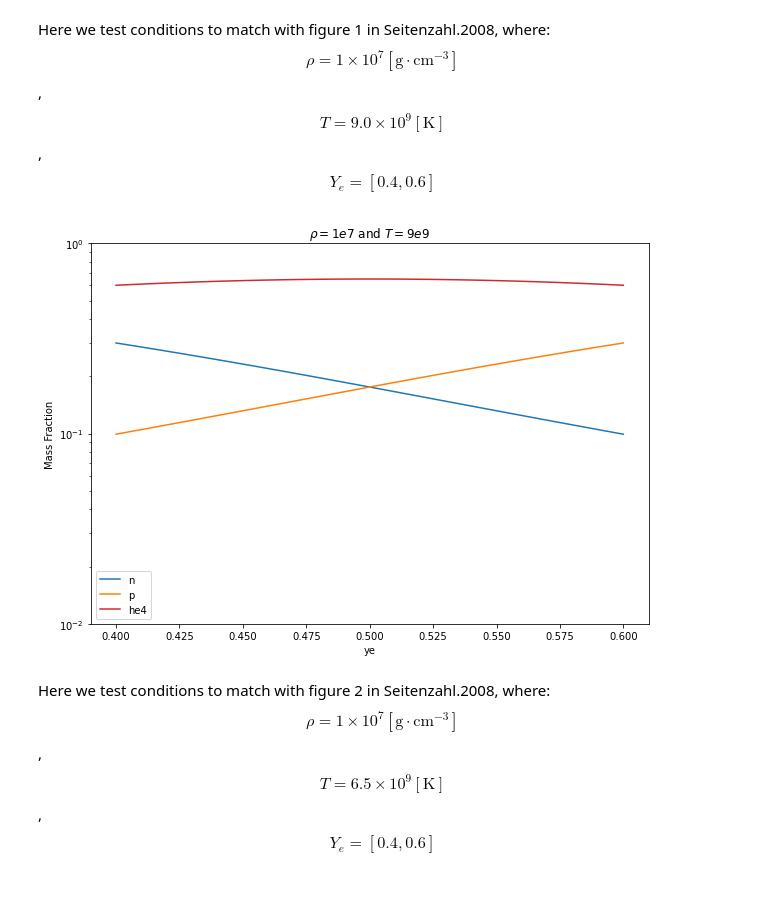
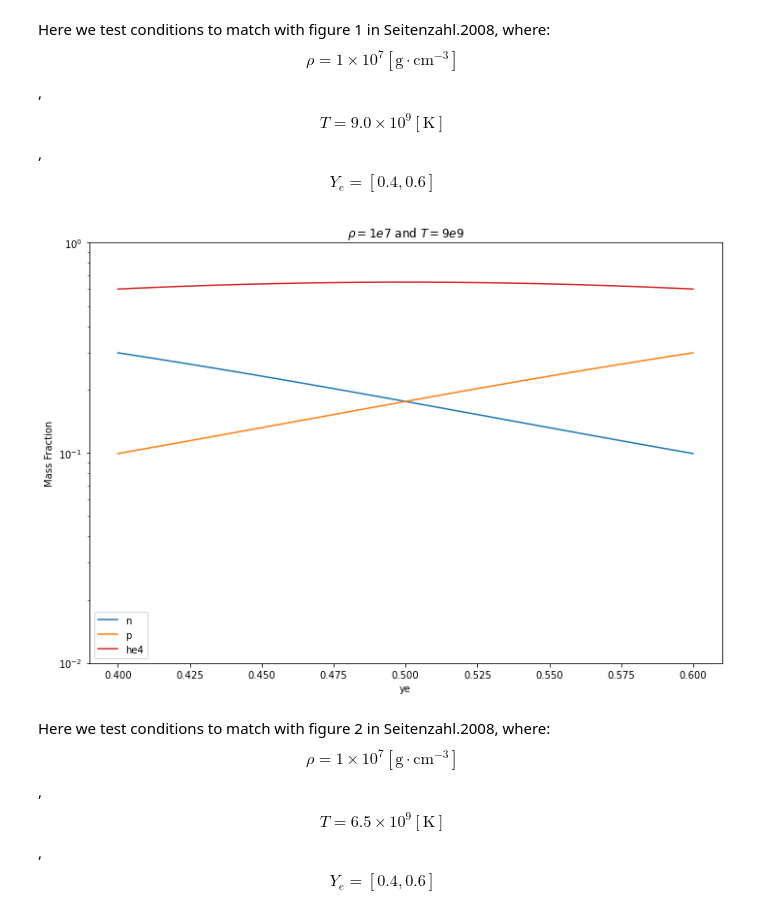
Before and after one commit to pynucastro/paper_notebooks, a Jupyter notebook: nse.ipynb, the cells around one changed output. Cells and saved outputs as stored; diff of their text form; code cells hidden in the pictures; blank space fills up the shorter version.

```diff
--- a/nse.ipynb
+++ b/nse.ipynb
@@ -39,22 +39,23 @@ for i, ye in enumerate(ye_s):
 # %%
 X_s_1 = np.array(X_s_1)
 nuc_names = rc.get_nuclei()
 
 fig = plt.figure(figsize=(10,7))
 ax = fig.add_subplot(111)
 for k in range(len(nuc_names)):
     line, = ax.plot(ye_s, X_s_1[:,k])
     if (max(X_s_1[:,k]) > 0.01):
         line.set_label(str(nuc_names[k]))
 ax.legend(loc = "best")
 ax.set_xlabel('ye')
 ax.set_ylabel('Mass Fraction')
 ax.set_yscale('log')
 ax.set_ylim([0.01,1])
 ax.set_title(r"$\rho = 1e7$ and $T=9e9$")
-plt.savefig("nse_fig1.pdf", format="pdf")
+fig.tight_layout()
+plt.savefig("nse_fig1.pdf", format="pdf",bbox_inches="tight")
 # %% [output]
-[figure, old version]
+[figure, new version]
 # %% [markdown]
  Here we test conditions to match with figure 2 in Seitenzahl.2008, where: $$\rho = 1 \times 10^7 [\textrm{g} \cdot \textrm{cm}^{-3} ]$$, $$T = 6.5 \times 10^9 [\textrm{K}]$$ , $$Y_e = [0.4, 0.6]$$
 # %%
```
Also changed, not shown: parts of 3 cells of this notebook.
